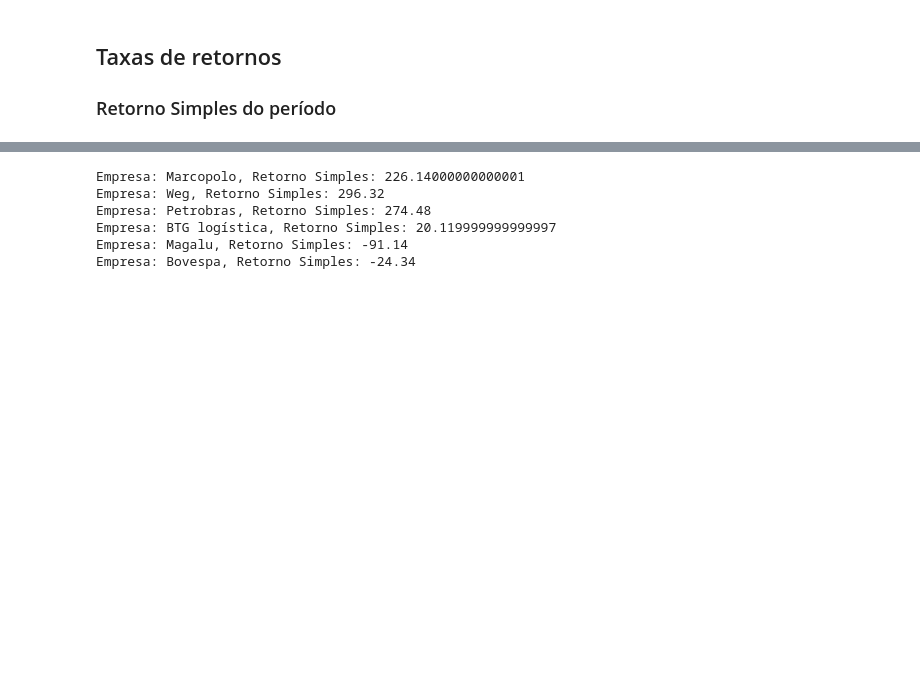
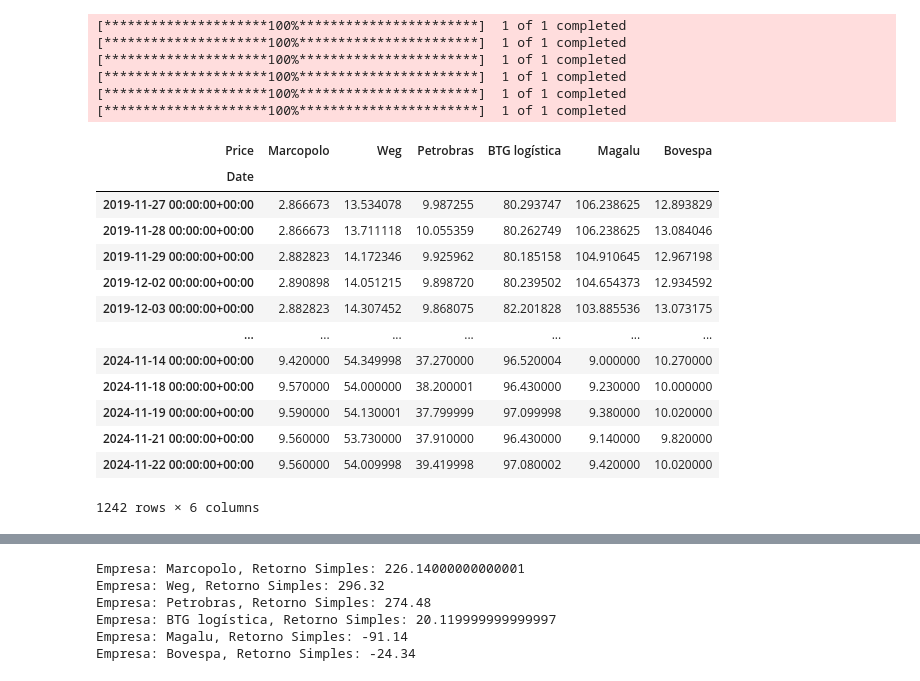
Before and after one commit to filmateus/data_science_financas, a Jupyter notebook: strocks_market_return_rate.ipynb, the cells around one changed output, grey strips where cells are left out. Drawn from its saved outputs; the diff is of its cells as text; code cells hidden in the pictures; blank space fills up the shorter version.

```diff
--- a/strocks_market_return_rate.ipynb
+++ b/strocks_market_return_rate.ipynb
@@ -88,4 +34,42 @@ df_adj_close = df_adj_close.set_index('Date')
-# %% [markdown]
-## Taxas de retornos
-
-### Retorno Simples do período
+# %%
+# Define the date range
+start_date = date.today() - timedelta(days=1825)
+end_date = date.today()
+
+# List of stocks and corresponding company names
+stocks = ['POMO4.SA', 'WEGE3.SA', 'PETR4.SA', 'BTLG11.SA', 'MGLU3.SA', 'B3SA3.SA']
+company_names = ["Marcopolo", "Weg", "Petrobras", "BTG logística","Magalu", "Bovespa"]
+
+# Initialize the processor
+processor = StockDataProcessor.StockDataProcessor(stocks, company_names, start_date, end_date)
+
+# Process all stocks
+processor.process_all_stocks()
+
+# Combine all price data
+processor.combine_all_price_data()
+
+df_adj_close = processor.combined_data['Adj Close']
+df_adj_close = df_adj_close.set_index('Date')
+df_adj_close
+# %% [output]
+[*********************100%***********************]  1 of 1 completed
+[*********************100%***********************]  1 of 1 completed
+[*********************100%***********************]  1 of 1 completed
+[*********************100%***********************]  1 of 1 completed
+[*********************100%***********************]  1 of 1 completed
+[*********************100%***********************]  1 of 1 completed
+| Price | Marcopolo | Weg | Petrobras | BTG logística | Magalu | Bovespa |
+| Date |  |  |  |  |  |  |
+| 2019-11-27 00:00:00+00:00 | 2.866673 | 13.534078 | 9.987255 | 80.293747 | 106.238625 | 12.893829 |
+| 2019-11-28 00:00:00+00:00 | 2.866673 | 13.711118 | 10.055359 | 80.262749 | 106.238625 | 13.084046 |
+| 2019-11-29 00:00:00+00:00 | 2.882823 | 14.172346 | 9.925962 | 80.185158 | 104.910645 | 12.967198 |
+| 2019-12-02 00:00:00+00:00 | 2.890898 | 14.051215 | 9.898720 | 80.239502 | 104.654373 | 12.934592 |
+| 2019-12-03 00:00:00+00:00 | 2.882823 | 14.307452 | 9.868075 | 82.201828 | 103.885536 | 13.073175 |
+| ... | ... | ... | ... | ... | ... | ... |
+| 2024-11-14 00:00:00+00:00 | 9.420000 | 54.349998 | 37.270000 | 96.520004 | 9.000000 | 10.270000 |
+| 2024-11-18 00:00:00+00:00 | 9.570000 | 54.000000 | 38.200001 | 96.430000 | 9.230000 | 10.000000 |
+| 2024-11-19 00:00:00+00:00 | 9.590000 | 54.130001 | 37.799999 | 97.099998 | 9.380000 | 10.020000 |
+| 2024-11-21 00:00:00+00:00 | 9.560000 | 53.730000 | 37.910000 | 96.430000 | 9.140000 | 9.820000 |
+| 2024-11-22 00:00:00+00:00 | 9.560000 | 54.009998 | 39.419998 | 97.080002 | 9.420000 | 10.020000 |
+1242 rows × 6 columns
```
Also changed, not shown: parts of 12 cells of this notebook, 2 other files.
